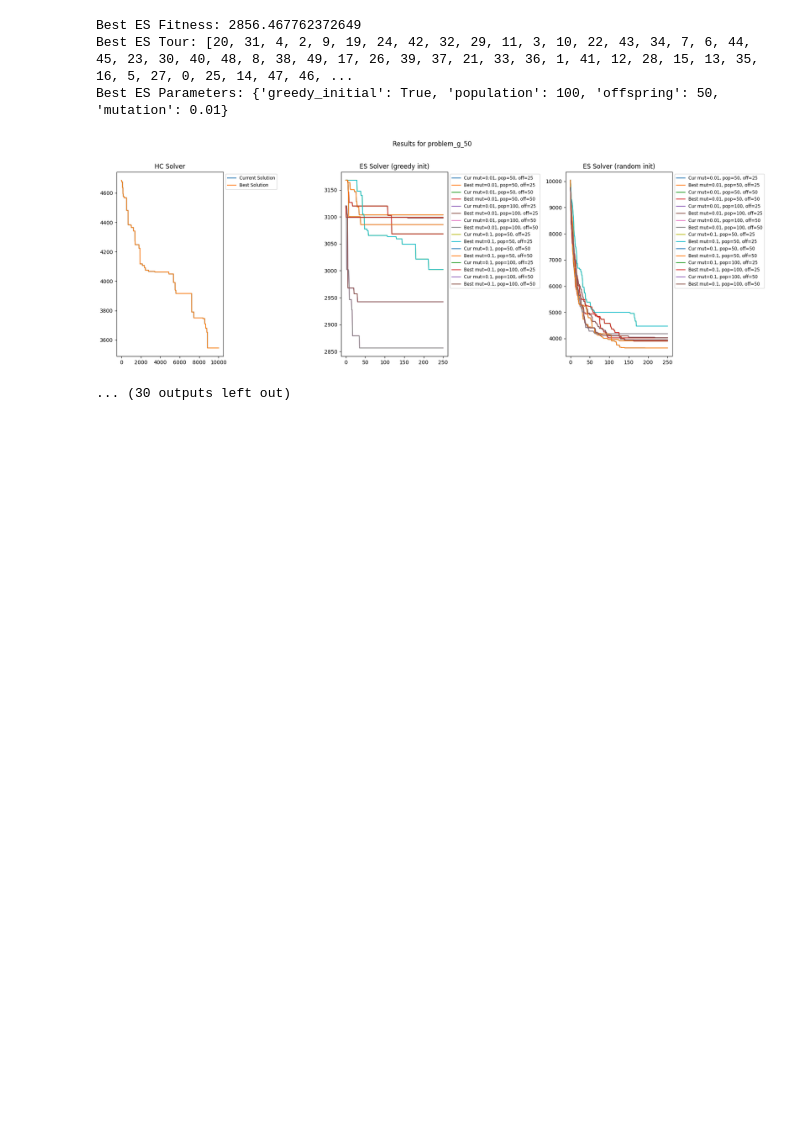
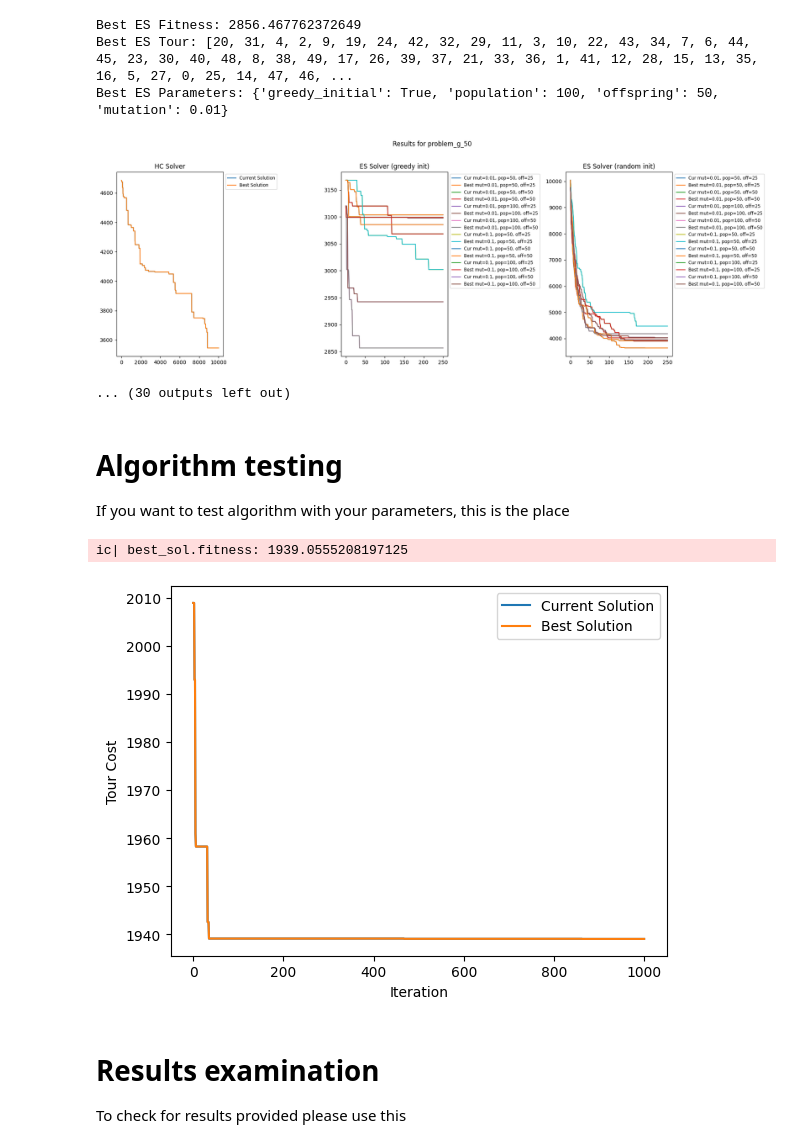
Before and after one commit to FedeCarollo/CI2025_lab2, a Jupyter notebook: tsp.ipynb, the cells around one changed output. Cells and saved outputs as stored; diff of their text form; code cells hidden in the pictures; blank space fills up the shorter version.

```diff
--- a/tsp.ipynb
+++ b/tsp.ipynb
@@ -176,3 +175,39 @@ with open('tsp_best_solutions.csv', 'w') as f:
         best_sol = min([best_ec_solution, results['hc_results']], key=lambda sol: sol.best_fitness)
 
         f.write(f"{name},{best_sol.best_fitness},{best_sol.best_sequence}\n")
+# %% [markdown]
+# Algorithm testing
+If you want to test algorithm with your parameters, this is the place
+# %%
+from es_solver import TSPESSolver
+import numpy as np
+from icecream import ic
+import matplotlib.pyplot as plt
+
+problem = np.load('test_problems/problem_r1_500.npy')
+greedy=True
+population=100
+offspring=50
+mutation_rate=0.1
+MAX_ITER=1000
+
+solver = TSPESSolver(problem, greedy_initial_solutions=greedy,
+                        population_size=population,
+                        offspring_size=offspring,
+                        mutation_rate=mutation_rate)
+
+best_sol, best_history, history = solver.es_solve(max_iter=MAX_ITER)
+ic(best_sol.fitness)
+
+plt.plot(history, label='Current Solution')
+plt.plot(best_history, label='Best Solution')
+plt.xlabel('Iteration')
+plt.ylabel('Tour Cost')
+plt.legend()
+plt.show()
+# %% [output]
+ic| best_sol.fitness: 1939.0555208197125
+[figure, added]
+# %% [markdown]
+# Results examination
+To check for results provided please use this
```
Also changed, not shown: parts of 10 cells of this notebook, 1 other file.
